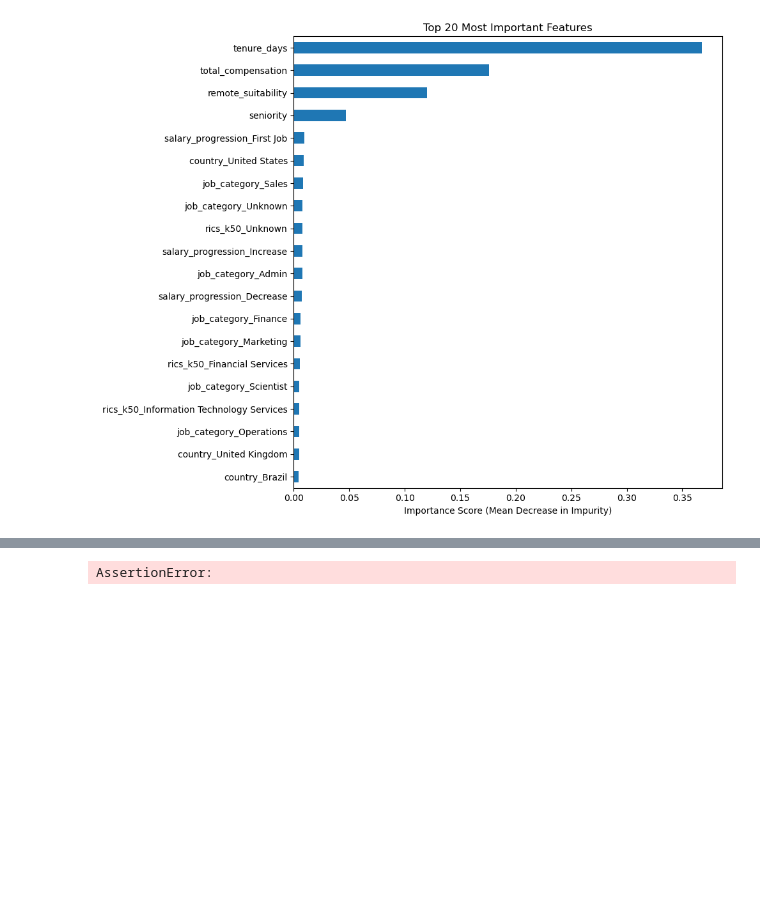
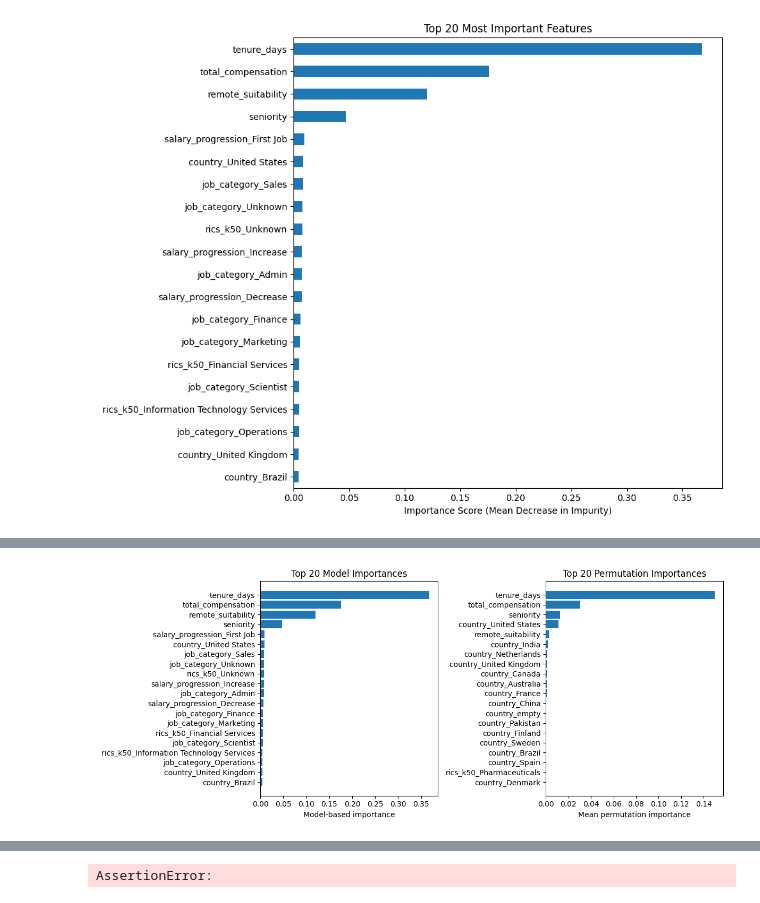
Before and after one commit to jbronyah/COSC-522-ML-Project, a Jupyter notebook: ML_Project_ETL_Pipeline_new.ipynb, the cells around one changed output, grey strips where cells are left out. Cells and saved outputs as stored; diff of their text form; code cells hidden in the pictures; blank space fills up the shorter version.

```diff
--- a/ML_Project_ETL_Pipeline_new.ipynb
+++ b/ML_Project_ETL_Pipeline_new.ipynb
@@ -558,0 +572,22 @@ plt.show()
+# %%
+# Model-based importances (if supported)
+model_importances = final_model.feature_importances_
+sorted_idx = np.argsort(model_importances)[::-1][:20]
+plt.figure(figsize=(12, 5))
+
+plt.subplot(1, 2, 1)
+plt.barh(np.array(all_feature_names)[sorted_idx][::-1], model_importances[sorted_idx][::-1])
+plt.title("Top 20 Model Importances")
+plt.xlabel("Model-based importance")
+
+# Permutation importances
+perm_sorted_idx = result.importances_mean.argsort()[::-1][:20]
+plt.subplot(1, 2, 2)
+plt.barh(np.array(all_feature_names)[perm_sorted_idx][::-1], result.importances_mean[perm_sorted_idx][::-1])
+plt.title("Top 20 Permutation Importances")
+plt.xlabel("Mean permutation importance")
+
+plt.tight_layout()
+plt.show()
+# %% [output]
+[figure, added]
```
Also changed, not shown: parts of 8 cells of this notebook.
